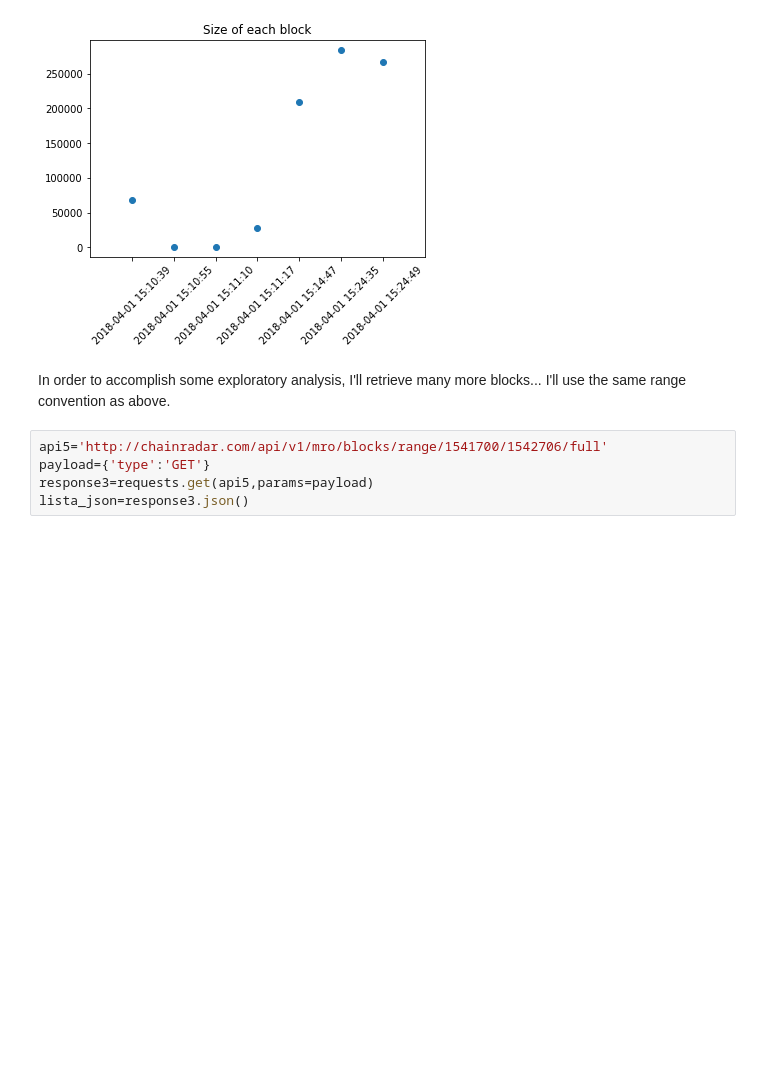
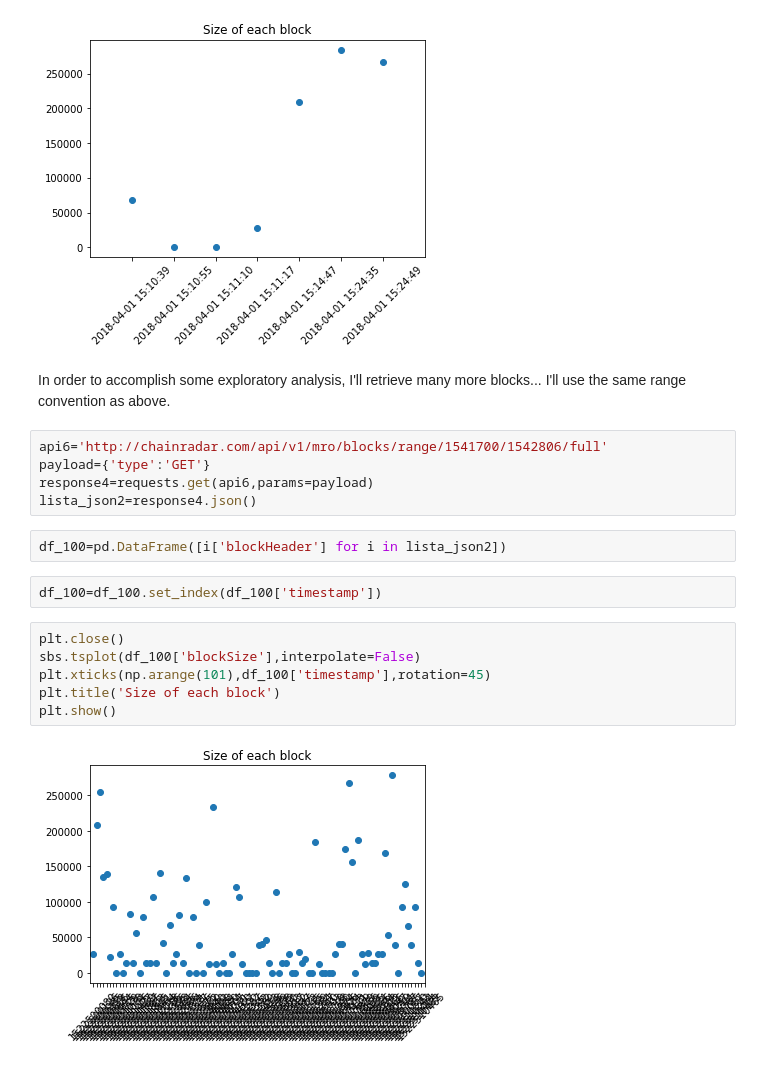
Before and after one commit to calleja/data607_finalProject, a Jupyter notebook: chainradar_explore.ipynb, the cells around one changed output. Drawn from its saved outputs; the diff is of its cells as text; blank space fills up the shorter version.

```diff
--- a/chainradar_explore.ipynb
+++ b/chainradar_explore.ipynb
@@ -92,7 +104,19 @@ plt.show()
 # %% [markdown]
 In order to accomplish some exploratory analysis, I'll retrieve many more blocks... I'll use the same range convention as above.
 # %%
-api5='http://chainradar.com/api/v1/mro/blocks/range/1541700/1542706/full'
+api6='http://chainradar.com/api/v1/mro/blocks/range/1541700/1542806/full'
 payload={'type':'GET'}
-response3=requests.get(api5,params=payload)
-lista_json=response3.json()
+response4=requests.get(api6,params=payload)
+lista_json2=response4.json()
+# %%
+df_100=pd.DataFrame([i['blockHeader'] for i in lista_json2])
+# %%
+df_100=df_100.set_index(df_100['timestamp'])
+# %%
+plt.close()
+sbs.tsplot(df_100['blockSize'],interpolate=False)
+plt.xticks(np.arange(101),df_100['timestamp'],rotation=45)
+plt.title('Size of each block')
+plt.show()
+# %% [output]
+[figure, added]
```
Also changed, not shown: parts of 9 cells of this notebook.
